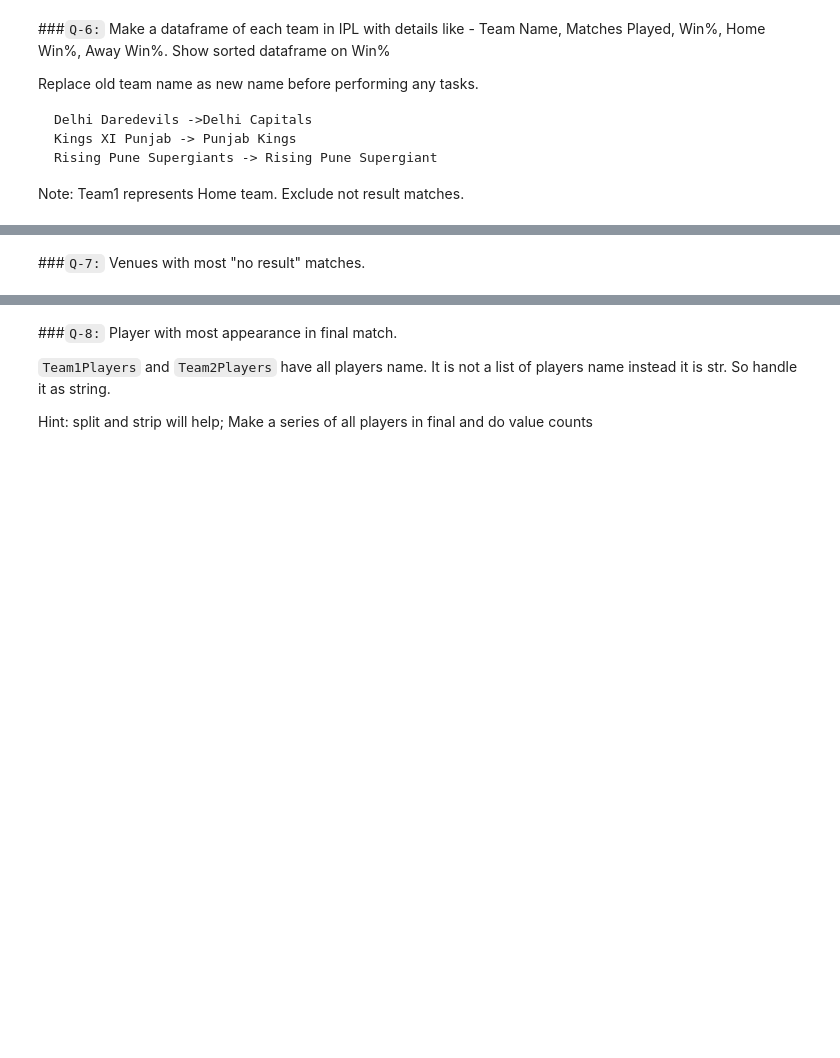
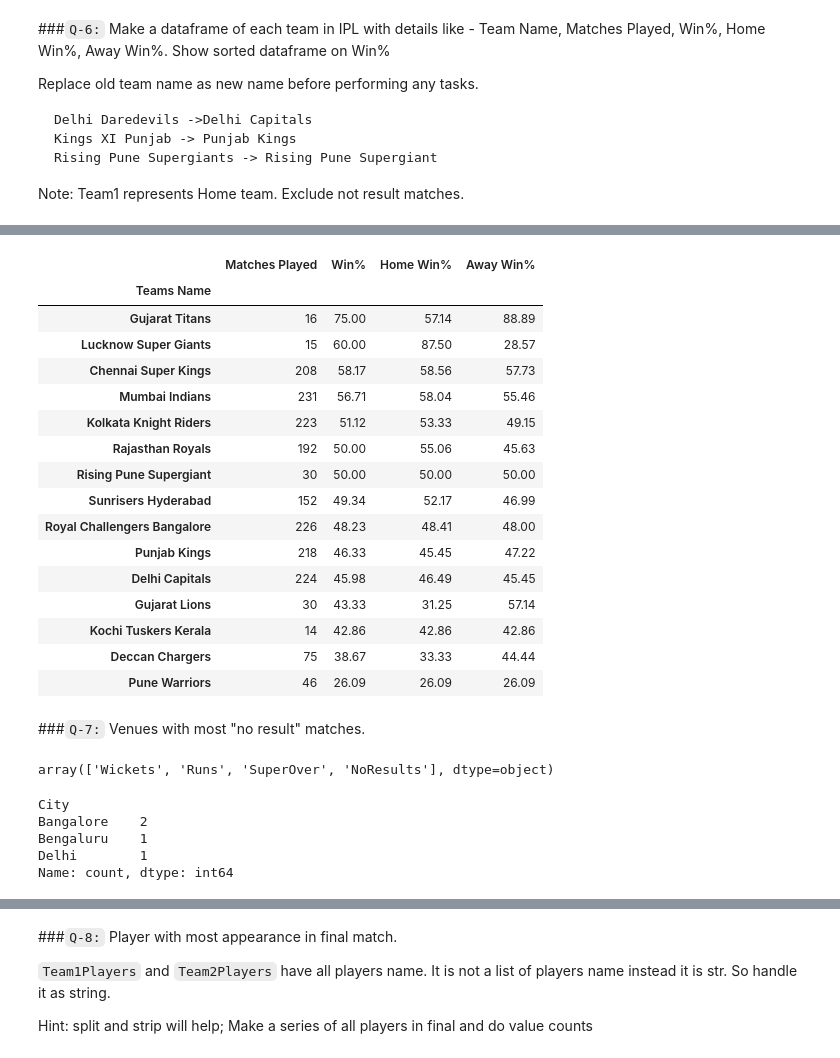
Before and after one commit to rishabhk1501/Data-Analytics-Tasks, a Jupyter notebook: session_18_tasks_soln.ipynb, the cells around one changed output, grey strips where cells are left out. Drawn from its saved outputs; the diff is of its cells as text; code cells hidden in the pictures; blank space fills up the shorter version.

```diff
--- a/session_18_tasks_soln.ipynb
+++ b/session_18_tasks_soln.ipynb
@@ -538,2 +804,22 @@ Note: Team1 represents Home team. Exclude not result matches.
+# %%
+df.set_index('Teams Name').sort_values('Win%',ascending=False)
+# %% [output]
+|  | Matches Played | Win% | Home Win% | Away Win% |
+| Teams Name |  |  |  |  |
+| Gujarat Titans | 16 | 75.00 | 57.14 | 88.89 |
+| Lucknow Super Giants | 15 | 60.00 | 87.50 | 28.57 |
+| Chennai Super Kings | 208 | 58.17 | 58.56 | 57.73 |
+| Mumbai Indians | 231 | 56.71 | 58.04 | 55.46 |
+| Kolkata Knight Riders | 223 | 51.12 | 53.33 | 49.15 |
+| Rajasthan Royals | 192 | 50.00 | 55.06 | 45.63 |
+| Rising Pune Supergiant | 30 | 50.00 | 50.00 | 50.00 |
+| Sunrisers Hyderabad | 152 | 49.34 | 52.17 | 46.99 |
+| Royal Challengers Bangalore | 226 | 48.23 | 48.41 | 48.00 |
+| Punjab Kings | 218 | 46.33 | 45.45 | 47.22 |
+| Delhi Capitals | 224 | 45.98 | 46.49 | 45.45 |
+| Gujarat Lions | 30 | 43.33 | 31.25 | 57.14 |
+| Kochi Tuskers Kerala | 14 | 42.86 | 42.86 | 42.86 |
+| Deccan Chargers | 75 | 38.67 | 33.33 | 44.44 |
+| Pune Warriors | 46 | 26.09 | 26.09 | 26.09 |
 # %% [markdown]
 ###`Q-7:` Venues with most "no result" matches.
@@ -541,0 +826,4 @@ Note: Team1 represents Home team. Exclude not result matches.
+# %%
+ipl['WonBy'].unique()
+# %% [output]
+array(['Wickets', 'Runs', 'SuperOver', 'NoResults'], dtype=object)
@@ -541,0 +832,8 @@ Note: Team1 represents Home team. Exclude not result matches.
+# %%
+nr['City'].value_counts()
+# %% [output]
+City
+Bangalore    2
+Bengaluru    1
+Delhi        1
+Name: count, dtype: int64
```
Also changed, not shown: parts of 46 cells of this notebook.
